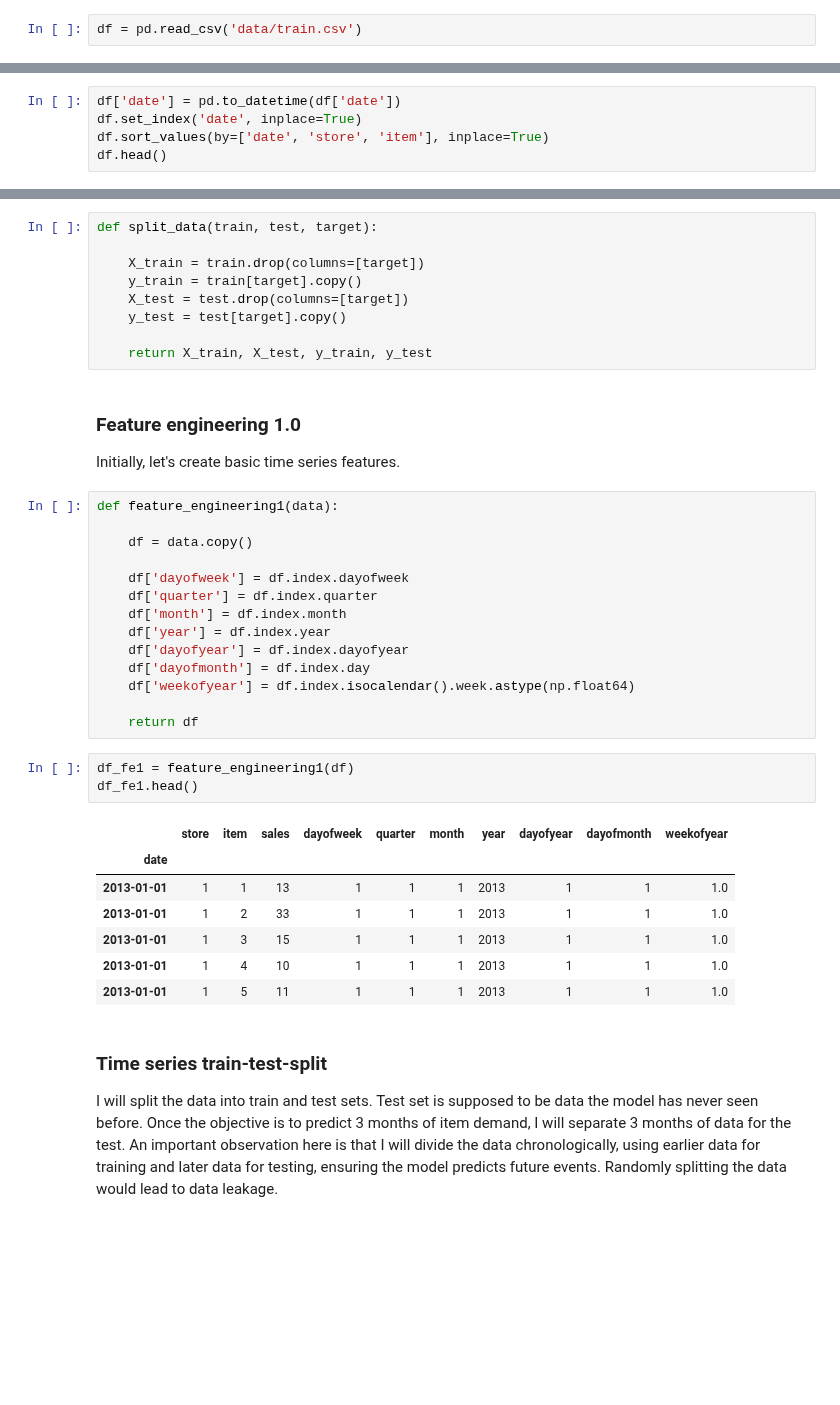
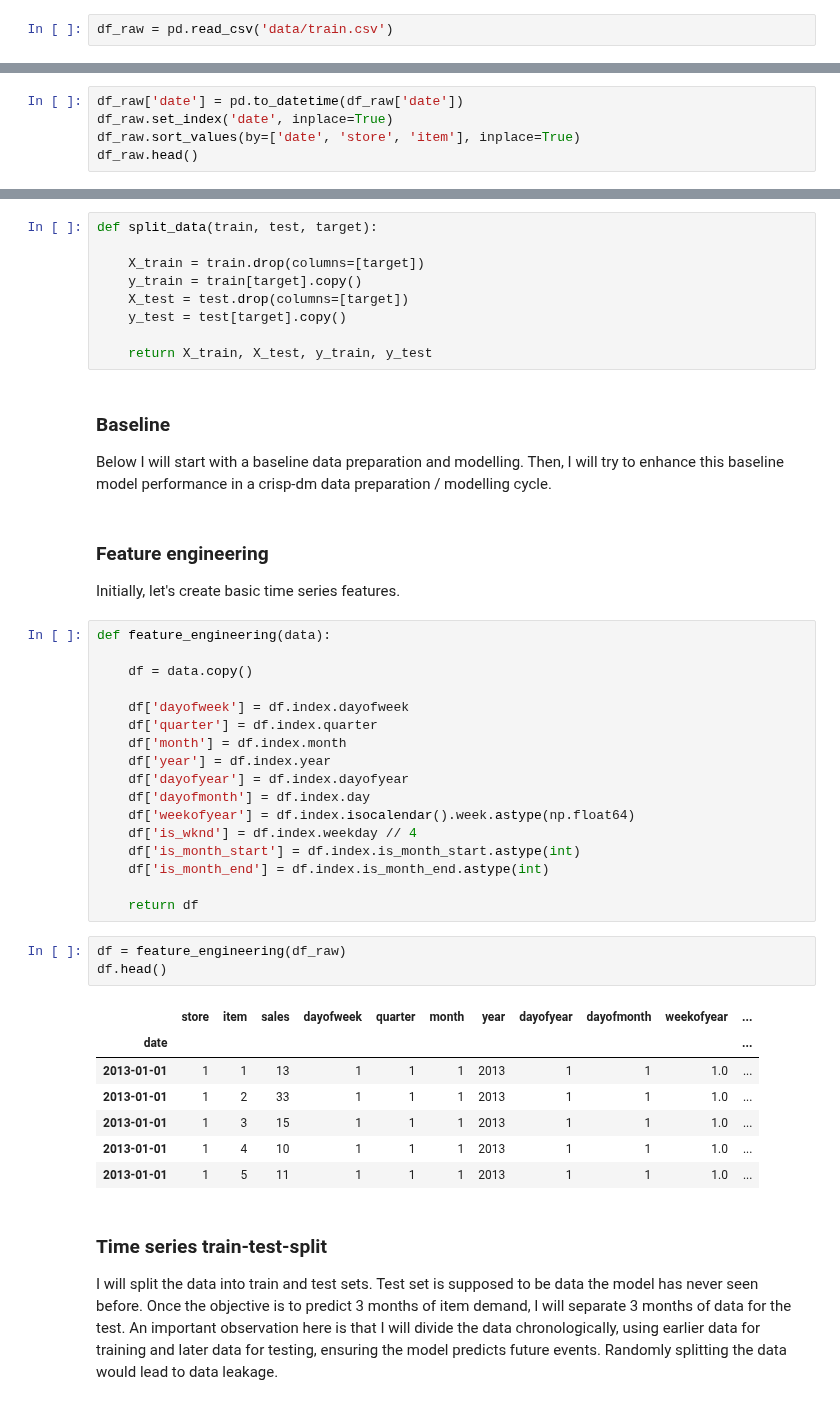
Before and after one commit to allmeidaapedro/Store-Item-Demand-Forecasting, a Jupyter notebook: notebooks/modelling.ipynb, the cells around one changed output, grey strips where cells are left out. Drawn from its saved outputs; the diff is of its cells as text; blank space fills up the shorter version.

```diff
--- a/notebooks/modelling.ipynb
+++ b/notebooks/modelling.ipynb
@@ -32,5 +34,5 @@ sns.set_theme(style='whitegrid')
 # %% [markdown]
 ### Reading the dataset
 # %%
-df = pd.read_csv('data/train.csv')
+df_raw = pd.read_csv('data/train.csv')
 # %%
@@ -45,10 +47,10 @@ df.head()
 # %% [markdown]
 I will convert the date column to the correct data type (datetime) and set it as the dataset index in order to turn the modelling step easier. In a forecasting task, the date column is very important. From the dates, other time series features will be created and we will be able to visualize the sales trends, seasonal patterns and characteristics over time. Another common practice is to set the date as the dataset index, and I will also do that.
 # %%
-df['date'] = pd.to_datetime(df['date'])
-df.set_index('date', inplace=True)
-df.sort_values(by=['date', 'store', 'item'], inplace=True)
-df.head()
+df_raw['date'] = pd.to_datetime(df_raw['date'])
+df_raw.set_index('date', inplace=True)
+df_raw.sort_values(by=['date', 'store', 'item'], inplace=True)
+df_raw.head()
 # %% [output]
 |  | store | item | sales |
 | date |  |  |  |
@@ -86,11 +88,14 @@ def split_data(train, test, target):
     y_test = test[target].copy()
 
     return X_train, X_test, y_train, y_test
+# %% [markdown]
+### Baseline
+Below I will start with a baseline data preparation and modelling. Then, I will try to enhance this baseline model performance in a crisp-dm data preparation / modelling cycle.
 # %% [markdown]
-### Feature engineering 1.0
+### Feature engineering
 Initially, let's create basic time series features.
 # %%
-def feature_engineering1(data):
+def feature_engineering(data):
 
     df = data.copy()
 
@@ -101,19 +106,22 @@ def feature_engineering1(data):
     df['dayofyear'] = df.index.dayofyear
     df['dayofmonth'] = df.index.day
     df['weekofyear'] = df.index.isocalendar().week.astype(np.float64)
+    df['is_wknd'] = df.index.weekday // 4
+    df['is_month_start'] = df.index.is_month_start.astype(int)
+    df['is_month_end'] = df.index.is_month_end.astype(int)
 
     return df
-# %%
-df_fe1 = feature_engineering1(df)
-df_fe1.head()
-# %% [output]
-|  | store | item | sales | dayofweek | quarter | month | year | dayofyear | dayofmonth | weekofyear |
-| date |  |  |  |  |  |  |  |  |  |  |
-| 2013-01-01 | 1 | 1 | 13 | 1 | 1 | 1 | 2013 | 1 | 1 | 1.0 |
-| 2013-01-01 | 1 | 2 | 33 | 1 | 1 | 1 | 2013 | 1 | 1 | 1.0 |
-| 2013-01-01 | 1 | 3 | 15 | 1 | 1 | 1 | 2013 | 1 | 1 | 1.0 |
-| 2013-01-01 | 1 | 4 | 10 | 1 | 1 | 1 | 2013 | 1 | 1 | 1.0 |
-| 2013-01-01 | 1 | 5 | 11 | 1 | 1 | 1 | 2013 | 1 | 1 | 1.0 |
+# %%
+df = feature_engineering(df_raw)
+df.head()
+# %% [output]
+|  | store | item | sales | dayofweek | quarter | month | year | dayofyear | dayofmonth | weekofyear | ... |
+| date |  |  |  |  |  |  |  |  |  |  | ... |
+| 2013-01-01 | 1 | 1 | 13 | 1 | 1 | 1 | 2013 | 1 | 1 | 1.0 | ... |
+| 2013-01-01 | 1 | 2 | 33 | 1 | 1 | 1 | 2013 | 1 | 1 | 1.0 | ... |
+| 2013-01-01 | 1 | 3 | 15 | 1 | 1 | 1 | 2013 | 1 | 1 | 1.0 | ... |
+| 2013-01-01 | 1 | 4 | 10 | 1 | 1 | 1 | 2013 | 1 | 1 | 1.0 | ... |
+| 2013-01-01 | 1 | 5 | 11 | 1 | 1 | 1 | 2013 | 1 | 1 | 1.0 | ... |
 # %% [markdown]
 ### Time series train-test-split
 I will split the data into train and test sets. Test set is supposed to be data the model has never seen before. Once the objective is to predict 3 months of item demand, I will separate 3 months of data for the test. An important observation here is that I will divide the data chronologically, using earlier data for training and later data for testing, ensuring the model predicts future events. Randomly splitting the data would lead to data leakage.
```
Also changed, not shown: parts of 15 cells of this notebook, 1 other file.
